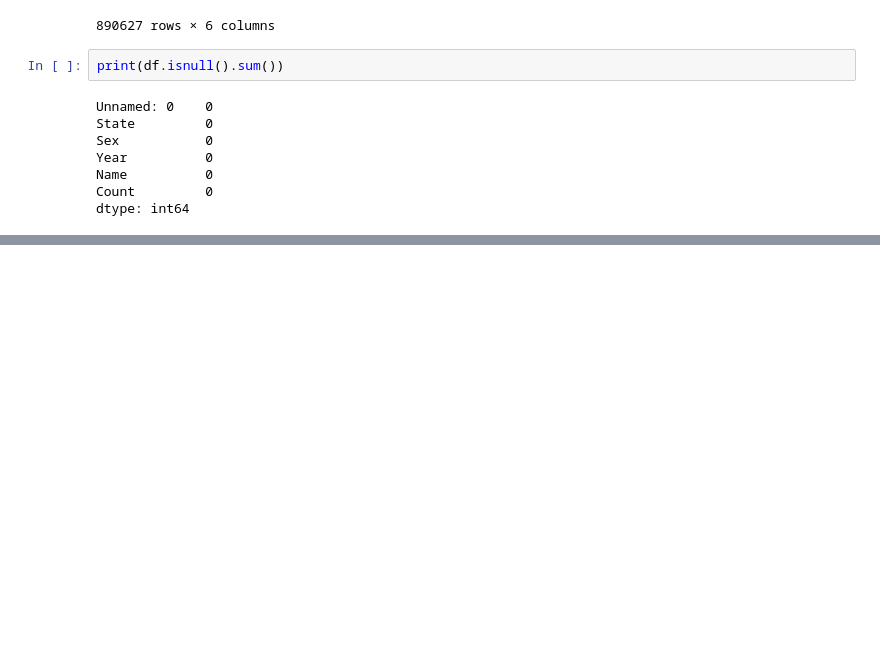
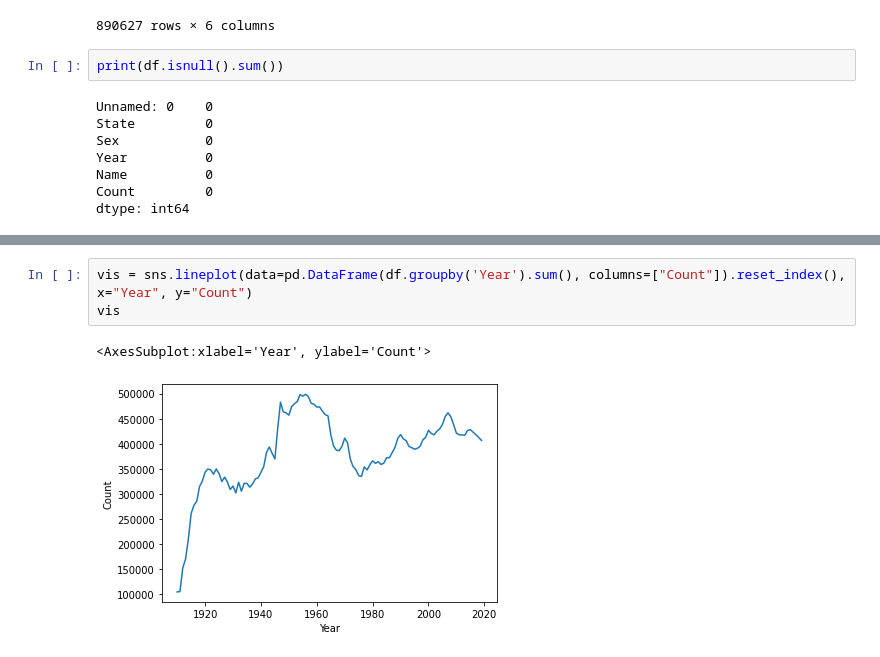
Before and after one commit to simjoshi/The-K-Word, a Jupyter notebook: analysis.ipynb, the cells around one changed output, grey strips where cells are left out. Cells and saved outputs as stored; diff of their text form; blank space fills up the shorter version.

```diff
--- a/analysis.ipynb
+++ b/analysis.ipynb
@@ -80,0 +102,6 @@ dtype: int64
+# %%
+vis = sns.lineplot(data=pd.DataFrame(df.groupby('Year').sum(), columns=["Count"]).reset_index(), x="Year", y="Count")
+vis
+# %% [output]
+<AxesSubplot:xlabel='Year', ylabel='Count'>
+[figure, added]
```
Also changed, not shown: parts of 17 cells of this notebook, 1 other file.
